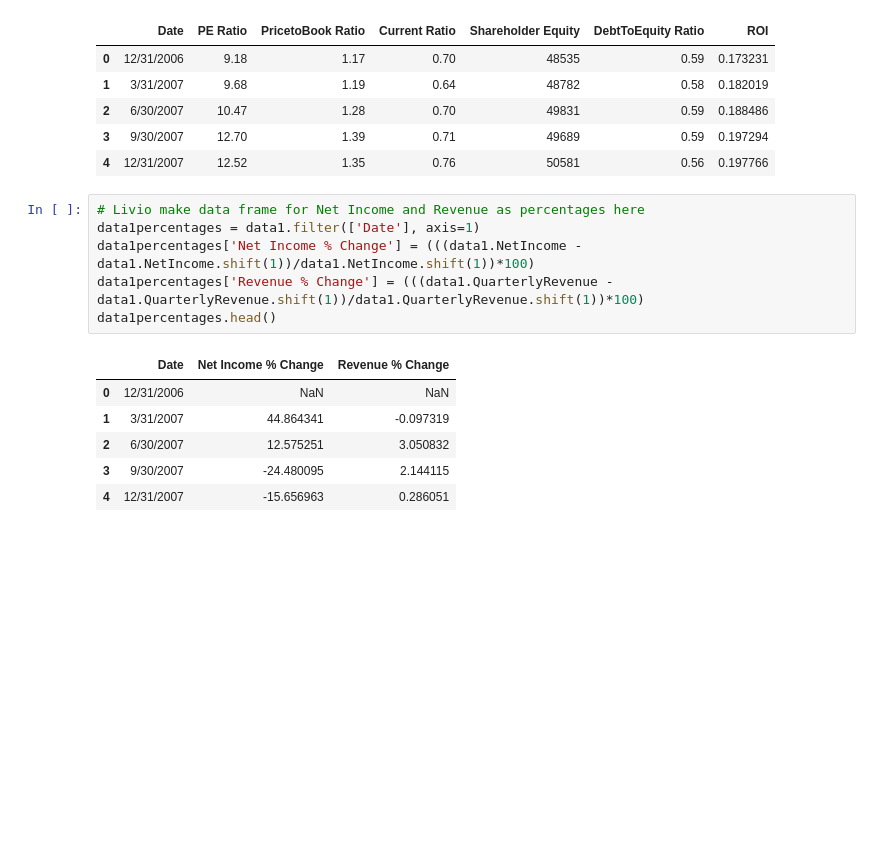
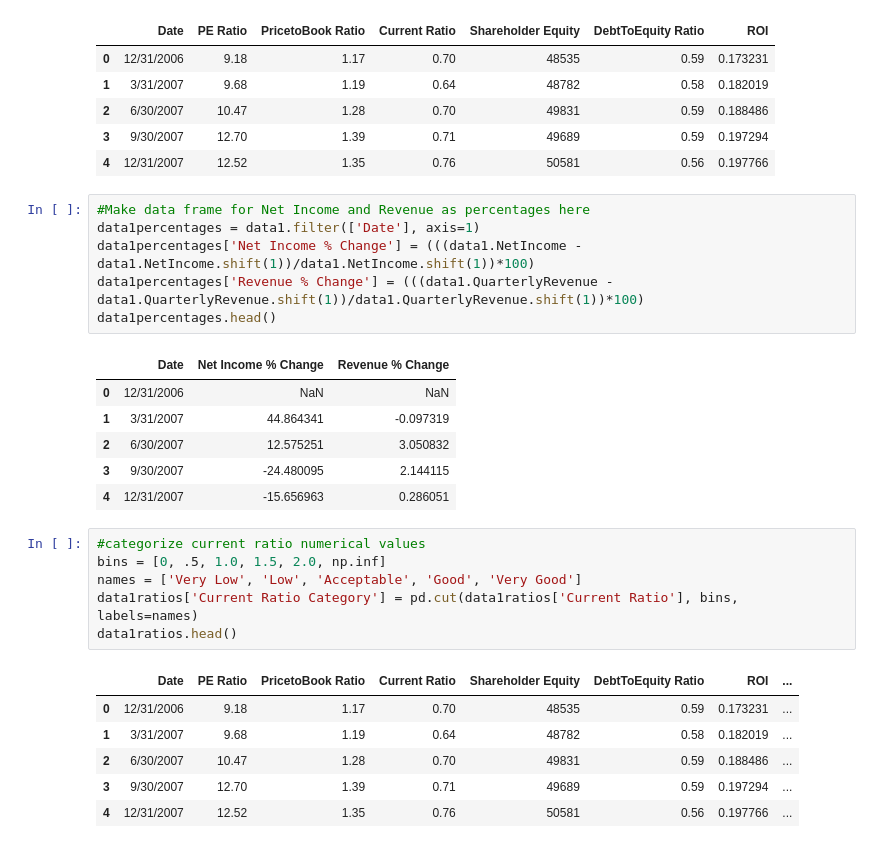
Before and after one commit to Montclair1/TelecomStockSelector, a Jupyter notebook: Verizon Financials PreProcessing.ipynb, the cells around one changed output. Drawn from its saved outputs; the diff is of its cells as text; blank space fills up the shorter version.

```diff
--- a/Verizon Financials PreProcessing.ipynb
+++ b/Verizon Financials PreProcessing.ipynb
@@ -88,7 +88,7 @@ data1ratios.head()
 | 3 | 9/30/2007 | 12.70 | 1.39 | 0.71 | 49689 | 0.59 | 0.197294 |
 | 4 | 12/31/2007 | 12.52 | 1.35 | 0.76 | 50581 | 0.56 | 0.197766 |
 # %%
-# Livio make data frame for Net Income and Revenue as percentages here
+#Make data frame for Net Income and Revenue as percentages here
 data1percentages = data1.filter(['Date'], axis=1)
 data1percentages['Net Income % Change'] = (((data1.NetIncome - data1.NetIncome.shift(1))/data1.NetIncome.shift(1))*100)
 data1percentages['Revenue % Change'] = (((data1.QuarterlyRevenue - data1.QuarterlyRevenue.shift(1))/data1.QuarterlyRevenue.shift(1))*100)
@@ -100,6 +100,19 @@ data1percentages.head()
 | 2 | 6/30/2007 | 12.575251 | 3.050832 |
 | 3 | 9/30/2007 | -24.480095 | 2.144115 |
 | 4 | 12/31/2007 | -15.656963 | 0.286051 |
+# %%
+#categorize current ratio numerical values
+bins = [0, .5, 1.0, 1.5, 2.0, np.inf]
+names = ['Very Low', 'Low', 'Acceptable', 'Good', 'Very Good']
+data1ratios['Current Ratio Category'] = pd.cut(data1ratios['Current Ratio'], bins, labels=names)
+data1ratios.head()
+# %% [output]
+|  | Date | PE Ratio | PricetoBook Ratio | Current Ratio | Shareholder Equity | DebtToEquity Ratio | ROI | ... |
+| 0 | 12/31/2006 | 9.18 | 1.17 | 0.70 | 48535 | 0.59 | 0.173231 | ... |
+| 1 | 3/31/2007 | 9.68 | 1.19 | 0.64 | 48782 | 0.58 | 0.182019 | ... |
+| 2 | 6/30/2007 | 10.47 | 1.28 | 0.70 | 49831 | 0.59 | 0.188486 | ... |
+| 3 | 9/30/2007 | 12.70 | 1.39 | 0.71 | 49689 | 0.59 | 0.197294 | ... |
+| 4 | 12/31/2007 | 12.52 | 1.35 | 0.76 | 50581 | 0.56 | 0.197766 | ... |
 # %%
 # combine all preproccessed data to a final data frame
 data1final = data1.filter(['Date'], axis=1)
```
Also changed, not shown: parts of 7 cells of this notebook, 1 other file.
